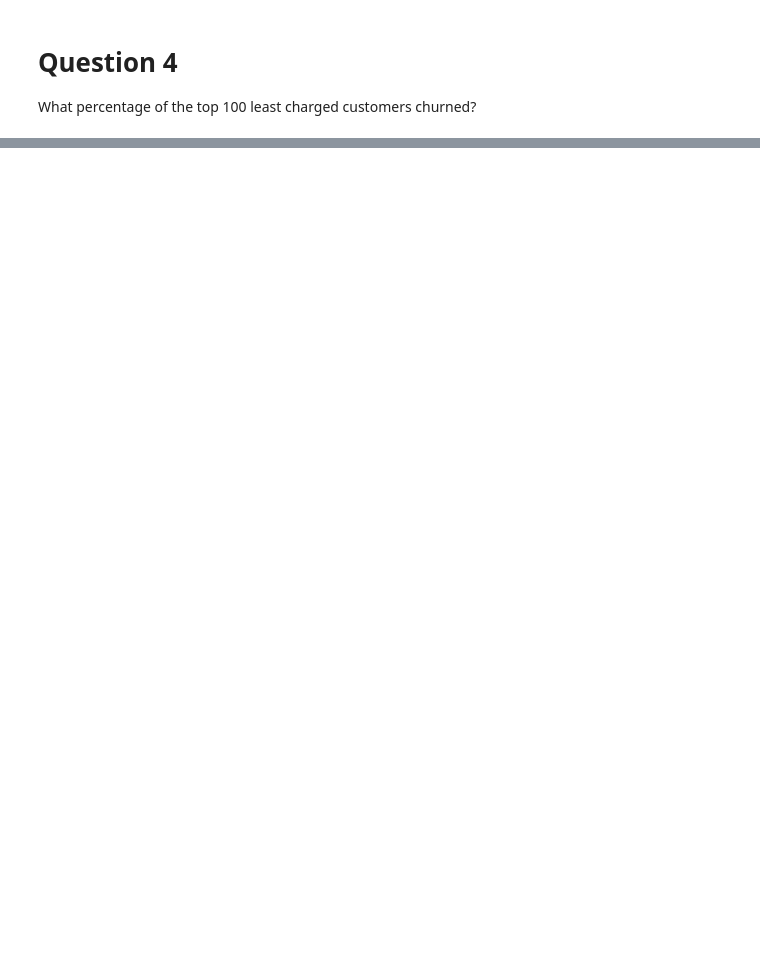
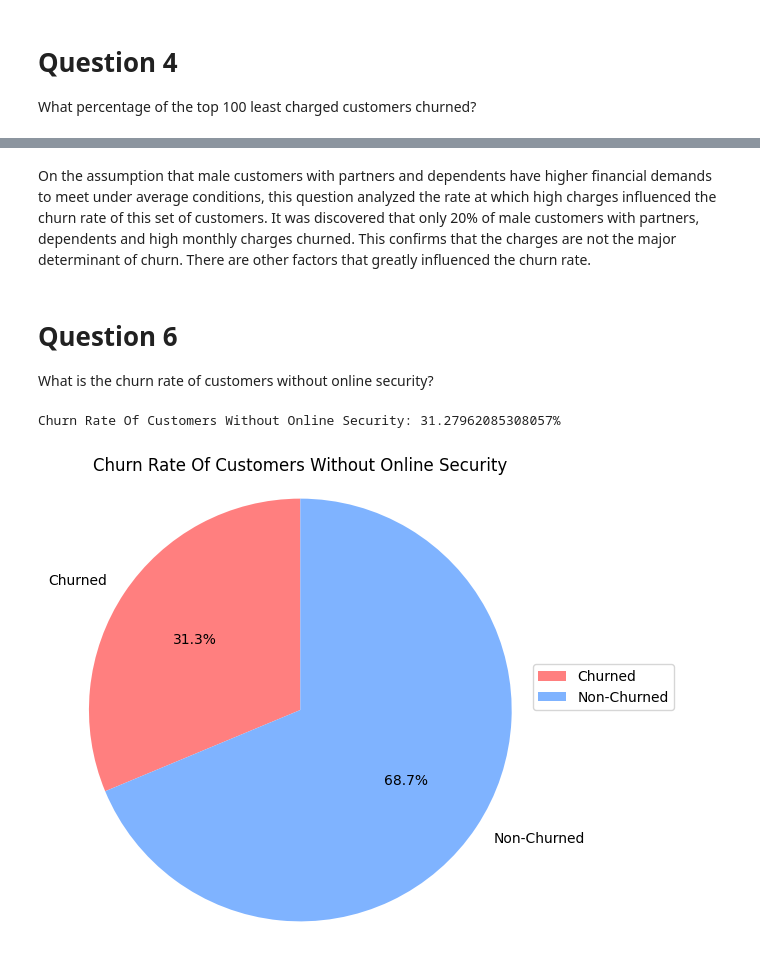
Before and after one commit to iameberedavid/Telco-Churn-Analysis, a Jupyter notebook: Jupyter Notebook.ipynb, the cells around one changed output, grey strips where cells are left out. Saved outputs shown, nothing was run; the diff lists cells and outputs as text; code cells hidden in the pictures; blank space fills up the shorter version.

```diff
--- a/Jupyter Notebook.ipynb
+++ b/Jupyter Notebook.ipynb
@@ -896,0 +731,31 @@ plt.show()
+# %% [markdown]
+On the assumption that male customers with partners and dependents have higher financial demands to meet under average conditions, this question analyzed the rate at which high charges influenced the churn rate of this set of customers. It was discovered that only 20% of male customers with partners, dependents and high monthly charges churned. This confirms that the charges are not the major determinant of churn. There are other factors that greatly influenced the churn rate.
+# %% [markdown]
+# Question 6
+What is the churn rate of customers without online security?
+# %%
+# Filter the DataFrame to include only customers without online security
+no_security_customers = train_data[train_data['OnlineSecurity'] == 'No']
+
+# Calculate the churn rate of customers without online security
+churned_customers = no_security_customers[no_security_customers['Churn'] == 1]
+churned_rate = (churned_customers.shape[0] / no_security_customers.shape[0]) * 100
+
+# Display the result
+print(f'Churn Rate Of Customers Without Online Security: {churned_rate}%')
+
+# Create a pie chart to visualize the results
+labels = ['Churned', 'Non-Churned']
+sizes = [churned_rate, 100 - churned_rate]
+colors = ['#FF7F7F', '#7FB3FF']
+
+# Plot the churn rate of customers without online security
+plt.figure(figsize=(6, 6))
+plt.pie(sizes, labels=labels, colors=colors, autopct='%1.1f%%', startangle=90)
+plt.axis('equal')
+plt.title('Churn Rate Of Customers Without Online Security')
+plt.legend(loc=(1,0.5))
+plt.show()
+# %% [output]
+Churn Rate Of Customers Without Online Security: 31.27962085308057%
+[figure, added]
```
Also changed, not shown: parts of 47 cells of this notebook.
